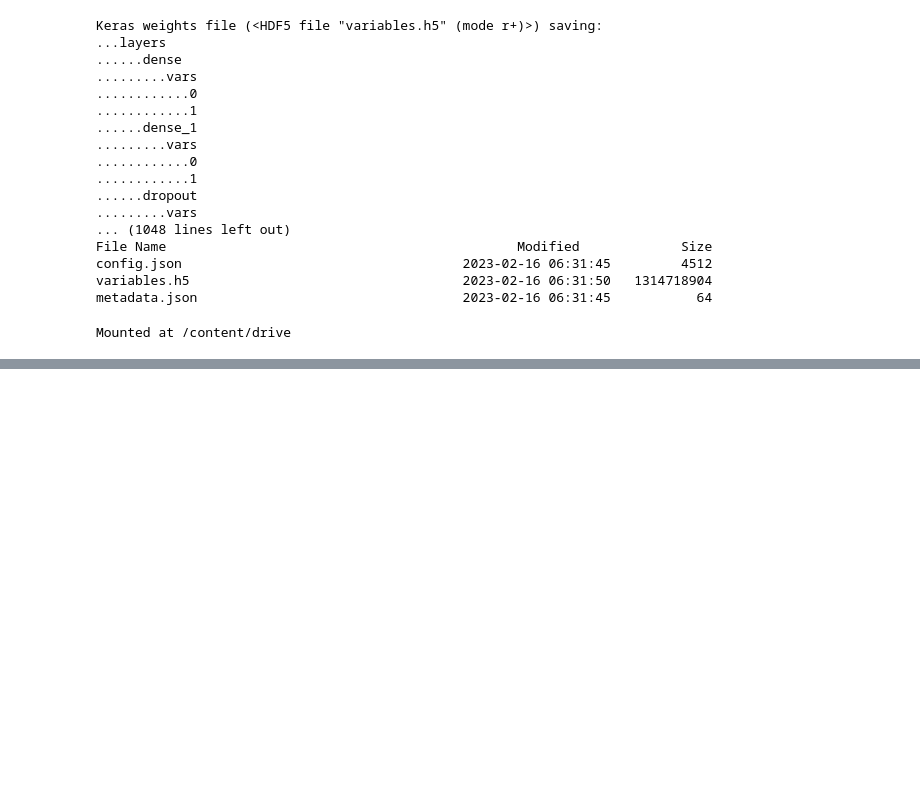
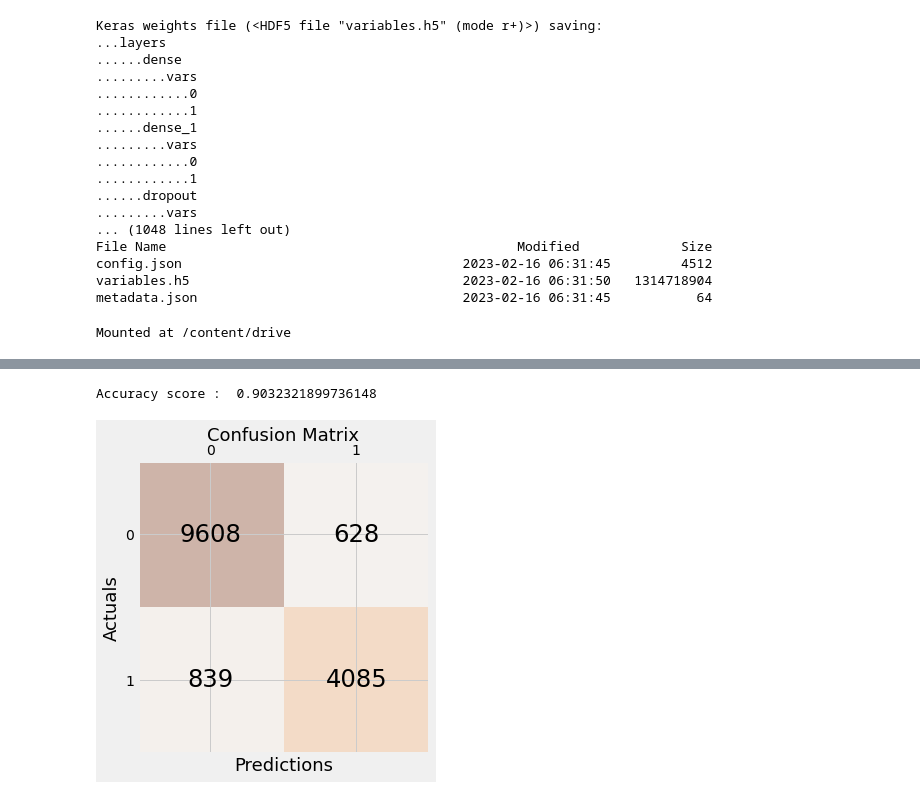
Before and after one commit to Anurag1902/Disaster-Tweets, a Jupyter notebook: Disaster_Tweets_Classification.ipynb, the cells around one changed output, grey strips where cells are left out. Drawn from its saved outputs; the diff is of its cells as text; code cells hidden in the pictures; blank space fills up the shorter version.

Commit message:
Testing accuracy of 90%

```diff
--- a/Disaster_Tweets_Classification.ipynb
+++ b/Disaster_Tweets_Classification.ipynb
@@ -332,5 +370,5 @@ NameError: ignored
 # %%
-test_input_ids, test_attention_masks = bert_encode(test_texts,60)
-print(test_input_ids,'  ',test_attention_masks)
+test_input_ids, test_attention_masks = bert_encode(test_texts,61)
+# print(test_input_ids,'  ',test_attention_masks)
 # %%
-predictions = model.predict([test_input_ids, test_attention_masks])
+predictions = modelLoad.predict([test_input_ids, test_attention_masks])
@@ -339,4 +387,4 @@ print(predictions)
 # %%
 pd.set_option('display.max_colwidth', None)
-test['target'] = [0 if x < .5 else 1 for x in predictions]
-test.head(20)
+testData['pred'] = [0 if x < .5 else 1 for x in predictions]
+testData.head()
@@ -347,0 +398,3 @@ test[['id','target']].to_csv('submission.csv', index= False)
+# %%
+testData['target'] = testData['class_label'].apply(assignLabels)
+testData.head()
@@ -347,0 +413,19 @@ test[['id','target']].to_csv('submission.csv', index= False)
+# %%
+print("Accuracy score : ", accuracy_score(y_true = testData['target'], y_pred = testData['pred'] ))
+# %% [output]
+Accuracy score :  0.9032321899736148
+# %%
+conf_matrix = confusion_matrix(y_true=testData['target'], y_pred= testData['pred'])
+
+fig, ax = plt.subplots(figsize=(5, 5))
+ax.matshow(conf_matrix, cmap=plt.cm.Oranges, alpha=0.3)
+for i in range(conf_matrix.shape[0]):
+    for j in range(conf_matrix.shape[1]):
+        ax.text(x=j, y=i,s=conf_matrix[i, j], va='center', ha='center', size='xx-large')
+
+plt.xlabel('Predictions', fontsize=18)
+plt.ylabel('Actuals', fontsize=18)
+plt.title('Confusion Matrix', fontsize=18)
+plt.show()
+# %% [output]
+[figure, added]
```
Also changed, not shown: parts of 24 cells of this notebook.
